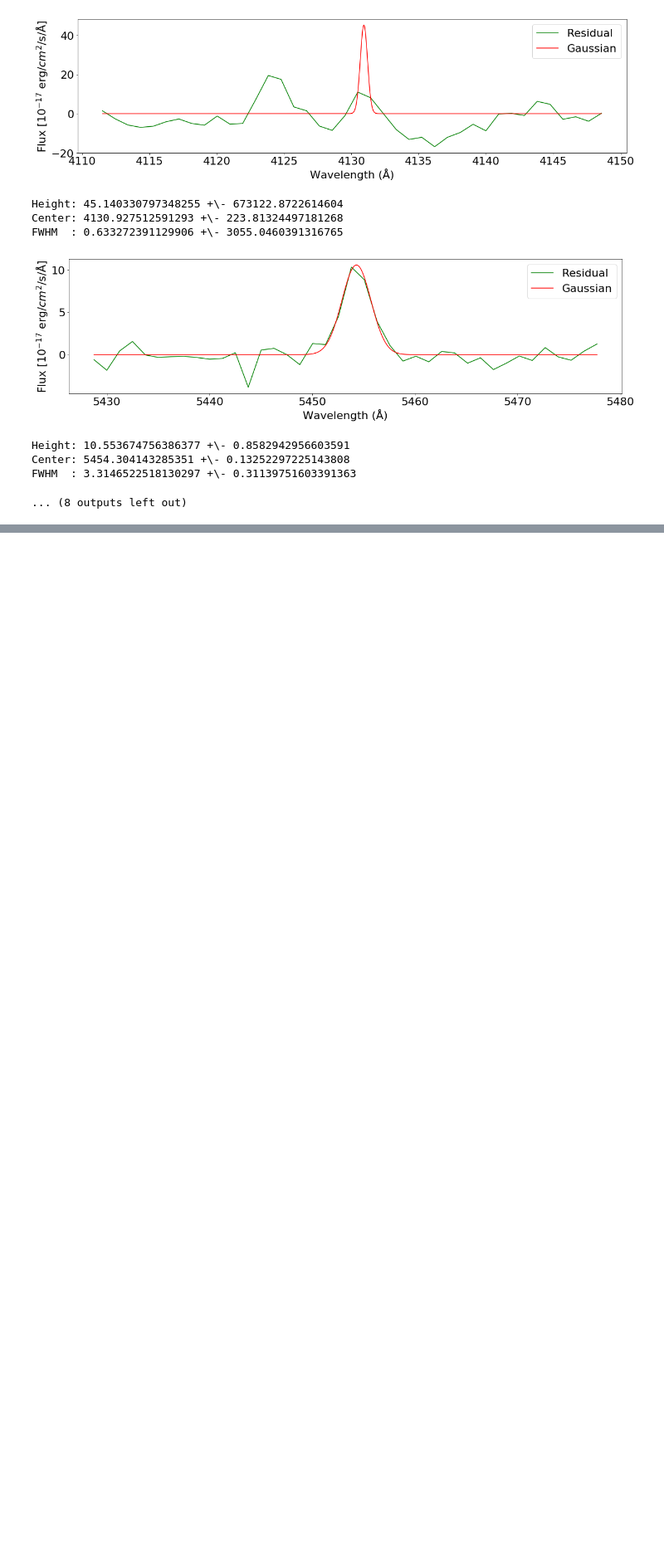
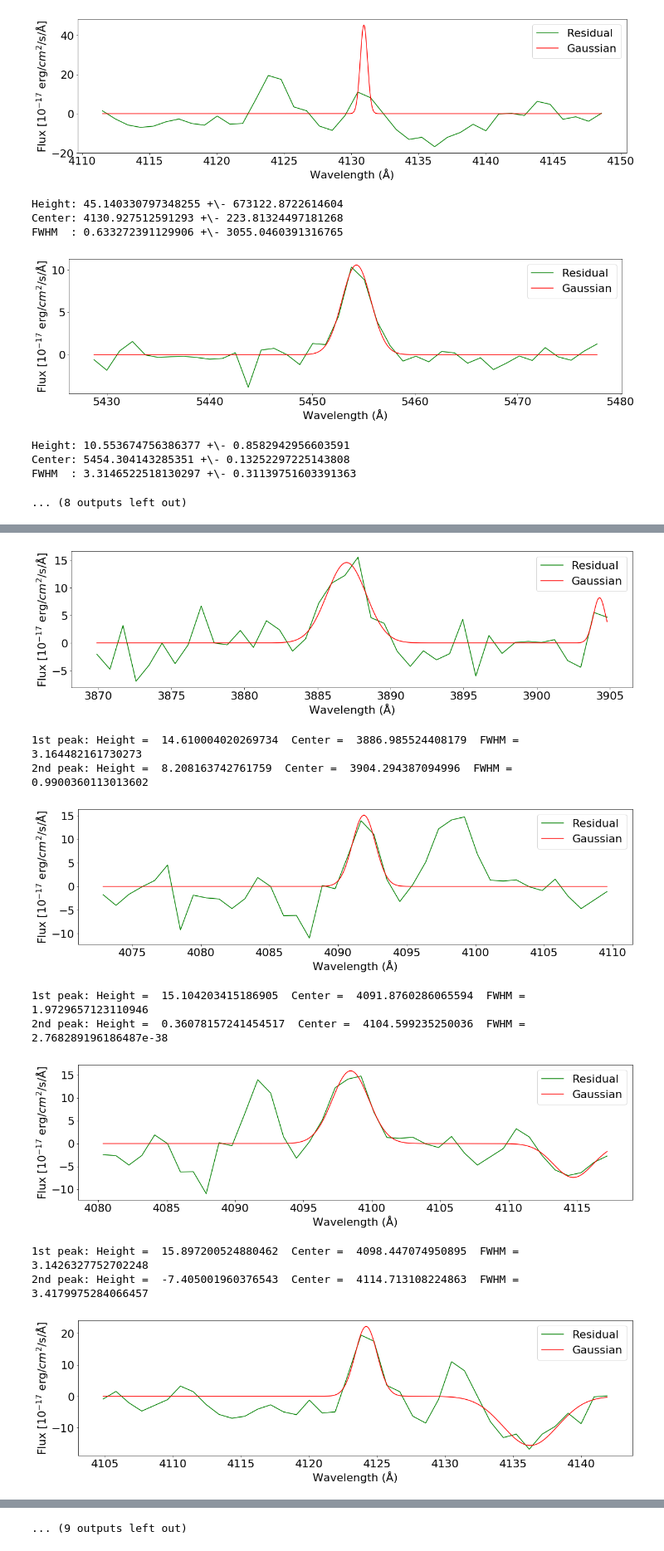
Before and after one commit to LNapolitano/QSO_AB, a Jupyter notebook: Mean_Filter_alg.ipynb, the cells around one changed output, grey strips where cells are left out. Shown at 83% size. Cells and saved outputs as stored; diff of their text form; code cells hidden in the pictures; blank space fills up the shorter version.

```diff
--- a/Mean_Filter_alg.ipynb
+++ b/Mean_Filter_alg.ipynb
@@ -48,7 +51,7 @@ def window_median(data,Npix):
 # %%
 #Plotting SDSS quasar at the moment because the cori server is down when i'm writing this. should be 'easily' replaced.
 #open fits file
-m_hdul = fits.open('../YSO_Quasar/spec-0270-51909-0213.fits')
+m_hdul = fits.open('spec-0270-51909-0213.fits')
 m_data = m_hdul[1].data
 
 #perform a window median run
@@ -118,8 +121,6 @@ for i in peaks[0]:
     #define subregion in x and y
     x_reg=x_spc[i-sub_region_size:i+sub_region_size]
     y_reg=residual[i-sub_region_size:i+sub_region_size]
-    #subset of median window
-    m_reg=one_run[i-sub_region_size:i+sub_region_size]
 
     #fit a gaussian using priors of amplitude=max in region and center=peak location
     model = modeling.models.Gaussian1D(amplitude=np.nanmax(y_reg),mean=np.average(x_reg),stddev=1)
@@ -174,0 +199,41 @@ FWHM  : 3.3146522518130297 +\- 0.31139751603391363
+# %%
+#ok so thats like really really easy, lets try applying to the data we have
+fitter = modeling.fitting.LevMarLSQFitter()
+sub_region_size=20
+
+
+#for now lets use the same peaks detected as one peak, but use the two peak model
+
+#determing the correct values of the offset to try will be important
+#some basic bounds from observability constraints (i.e. z_abs<z_em)
+peak_offset=14
+
+for i in peaks[0]:
+    #define subregion in x and y
+    x_reg=x_spc[i-sub_region_size:i+sub_region_size]
+    y_reg=residual[i-sub_region_size:i+sub_region_size]
+
+    #fit a gaussian using priors of amplitude=max in region and center=peak location
+    model = modeling.models.Gaussian1D(amplitude=np.nanmax(y_reg),mean=np.average(x_reg),stddev=1)+modeling.models.Gaussian1D(amplitude=np.nanmax(y_reg),mean=14+np.average(x_reg),stddev=1)
+
+    fitted_model = fitter(model=model, x=x_reg, y=y_reg)
+
+
+    #errors from covariance matrix
+    #(errors get harder with two model components, will need to re-examine how to determine)
+    #cov_diag = np.diag(fitter.fit_info['param_cov'])
+
+    #define fine x_region to plot gaussian
+    x_lins=np.linspace(x_reg[0],x_reg[-1],10000)
+    fig = plt.figure(figsize=(20,5))
+
+    plt.plot(x_reg,y_reg,c='g',label='Residual')
+    #plt.plot(x_reg,m_reg)
+    plt.plot(x_lins,fitted_model(x_lins),c='r',label='Gaussian')
+    plt.xlabel('Wavelength (Å)')
+    plt.ylabel('Flux [$10^{-17}$ erg/$cm^2$/s/Å]')
+    plt.legend()
+    plt.show()
+    print('1st peak: Height = ',fitted_model.parameters[0],' Center = ',fitted_model.parameters[1],' FWHM = ',2.355*fitted_model.parameters[2])
+    print('2nd peak: Height = ',fitted_model.parameters[3],' Center = ',fitted_model.parameters[4],' FWHM = ',2.355*fitted_model.parameters[5])
+# %% [output]
@@ -174,0 +241,10 @@ FWHM  : 3.3146522518130297 +\- 0.31139751603391363
+[figure, added]
+1st peak: Height =  14.610004020269734  Center =  3886.985524408179  FWHM =  3.164482161730273
+2nd peak: Height =  8.208163742761759  Center =  3904.294387094996  FWHM =  0.9900360113013602
+[figure, added]
+1st peak: Height =  15.104203415186905  Center =  4091.8760286065594  FWHM =  1.9729657123110946
+2nd peak: Height =  0.36078157241454517  Center =  4104.599235250036  FWHM =  2.768289196186487e-38
+[figure, added]
+1st peak: Height =  15.897200524880462  Center =  4098.447074950895  FWHM =  3.1426327752702248
+2nd peak: Height =  -7.405001960376543  Center =  4114.713108224863  FWHM =  3.4179975284066457
+[figure, added]
@@ -174,0 +257 @@ FWHM  : 3.3146522518130297 +\- 0.31139751603391363
+... (9 outputs left out)
```
Also changed, not shown: parts of 3 cells of this notebook.
